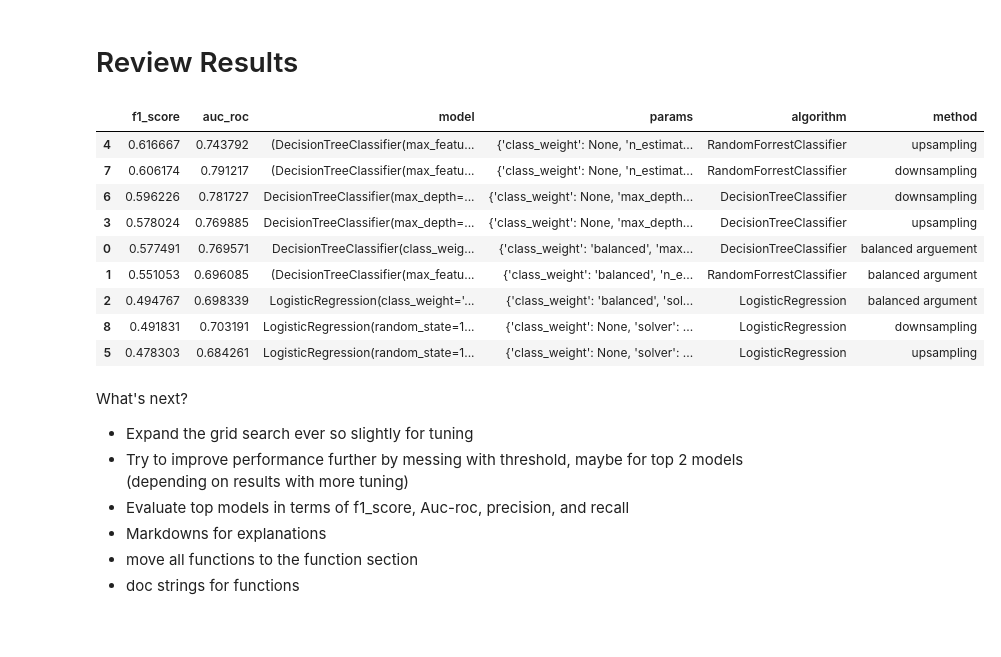
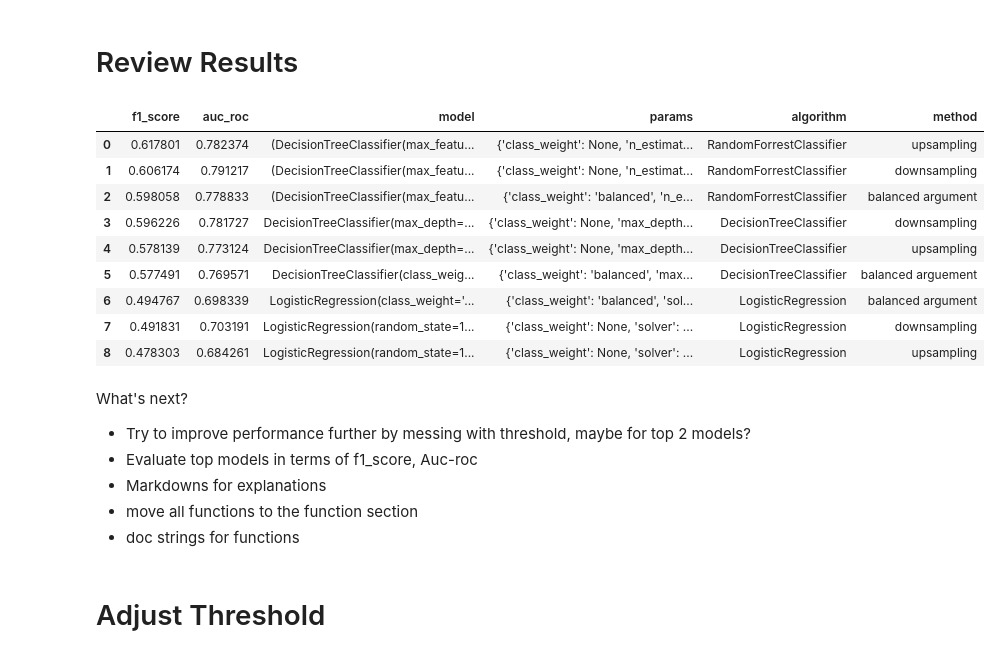
Before and after one commit to IMMontoya/Predict_Customer_Churn, a Jupyter notebook: nb.ipynb, the cells around one changed output. Drawn from its saved outputs; the diff is of its cells as text; code cells hidden in the pictures; blank space fills up the shorter version.

Commit message:
expand tunning params

```diff
--- a/nb.ipynb
+++ b/nb.ipynb
@@ -638,14 +638,14 @@ if input('Would you like to perform deep tuning? (y, or any other key): ').lower
                             'splitter': ['best'],
                             'criterion': ['gini'],
                             'min_samples_split': [2],
-                            'min_samples_leaf': [1],
-                            'max_features': [None]}
+                            'min_samples_leaf': [1, 2, 3],
+                            'max_features': [None, 'sqrt']}
 
     random_forrest_params = {'n_estimators': list(range(100, 501, 100)),
                             'criterion': ['gini'],
                             'max_depth': [None],
                             'min_samples_split': [2],
-                            'min_samples_leaf': [1],
+                            'min_samples_leaf': [1, 2, 3],
                             'max_features': ['sqrt']}
 
     logistic_regression_params = {'duals': [False],
@@ -842,26 +839,27 @@ display(results[results['algorithm'] == 'LogisticRegression'])
 # Review Results
 # %%
 # Sort results by descending f1_score, auc_roc
-results = results.sort_values(by=['f1_score', 'auc_roc'], ascending=False)
+results = results.sort_values(by=['f1_score', 'auc_roc'], ascending=False, ignore_index=True)
 
 display(results)
 # %% [output]
 |  | f1_score | auc_roc | model | params | algorithm | method |
-| 4 | 0.616667 | 0.743792 | (DecisionTreeClassifier(max_featu... | {'class_weight': None, 'n_estimat... | RandomForrestClassifier | upsampling |
-| 7 | 0.606174 | 0.791217 | (DecisionTreeClassifier(max_featu... | {'class_weight': None, 'n_estimat... | RandomForrestClassifier | downsampling |
-| 6 | 0.596226 | 0.781727 | DecisionTreeClassifier(max_depth=... | {'class_weight': None, 'max_depth... | DecisionTreeClassifier | downsampling |
-| 3 | 0.578024 | 0.769885 | DecisionTreeClassifier(max_depth=... | {'class_weight': None, 'max_depth... | DecisionTreeClassifier | upsampling |
-| 0 | 0.577491 | 0.769571 | DecisionTreeClassifier(class_weig... | {'class_weight': 'balanced', 'max... | DecisionTreeClassifier | balanced arguement |
-| 1 | 0.551053 | 0.696085 | (DecisionTreeClassifier(max_featu... | {'class_weight': 'balanced', 'n_e... | RandomForrestClassifier | balanced argument |
-| 2 | 0.494767 | 0.698339 | LogisticRegression(class_weight='... | {'class_weight': 'balanced', 'sol... | LogisticRegression | balanced argument |
-| 8 | 0.491831 | 0.703191 | LogisticRegression(random_state=1... | {'class_weight': None, 'solver': ... | LogisticRegression | downsampling |
-| 5 | 0.478303 | 0.684261 | LogisticRegression(random_state=1... | {'class_weight': None, 'solver': ... | LogisticRegression | upsampling |
+| 0 | 0.617801 | 0.782374 | (DecisionTreeClassifier(max_featu... | {'class_weight': None, 'n_estimat... | RandomForrestClassifier | upsampling |
+| 1 | 0.606174 | 0.791217 | (DecisionTreeClassifier(max_featu... | {'class_weight': None, 'n_estimat... | RandomForrestClassifier | downsampling |
+| 2 | 0.598058 | 0.778833 | (DecisionTreeClassifier(max_featu... | {'class_weight': 'balanced', 'n_e... | RandomForrestClassifier | balanced argument |
+| 3 | 0.596226 | 0.781727 | DecisionTreeClassifier(max_depth=... | {'class_weight': None, 'max_depth... | DecisionTreeClassifier | downsampling |
+| 4 | 0.578139 | 0.773124 | DecisionTreeClassifier(max_depth=... | {'class_weight': None, 'max_depth... | DecisionTreeClassifier | upsampling |
+| 5 | 0.577491 | 0.769571 | DecisionTreeClassifier(class_weig... | {'class_weight': 'balanced', 'max... | DecisionTreeClassifier | balanced arguement |
+| 6 | 0.494767 | 0.698339 | LogisticRegression(class_weight='... | {'class_weight': 'balanced', 'sol... | LogisticRegression | balanced argument |
+| 7 | 0.491831 | 0.703191 | LogisticRegression(random_state=1... | {'class_weight': None, 'solver': ... | LogisticRegression | downsampling |
+| 8 | 0.478303 | 0.684261 | LogisticRegression(random_state=1... | {'class_weight': None, 'solver': ... | LogisticRegression | upsampling |
 # %% [markdown]
 What's next?
 
-- Expand the grid search ever so slightly for tuning
-- Try to improve performance further by messing with threshold, maybe for top 2 models (depending on results with more tuning)
-- Evaluate top models in terms of f1_score, Auc-roc, precision, and recall
+- Try to improve performance further by messing with threshold, maybe for top 2 models?
+- Evaluate top models in terms of f1_score, Auc-roc
 - Markdowns for explanations
 - move all functions to the function section
 - doc strings for functions
+# %% [markdown]
+# Adjust Threshold
```
Also changed, not shown: parts of 10 cells of this notebook, 10 other files.
